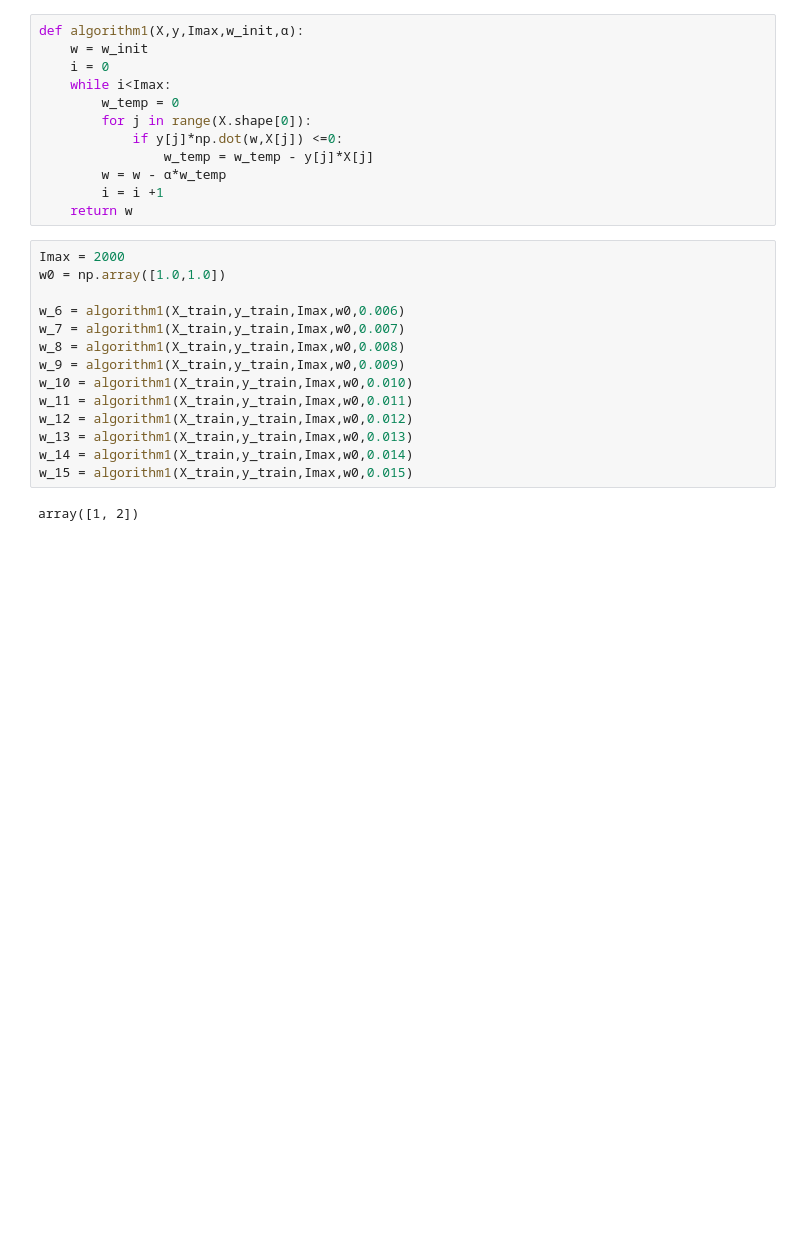
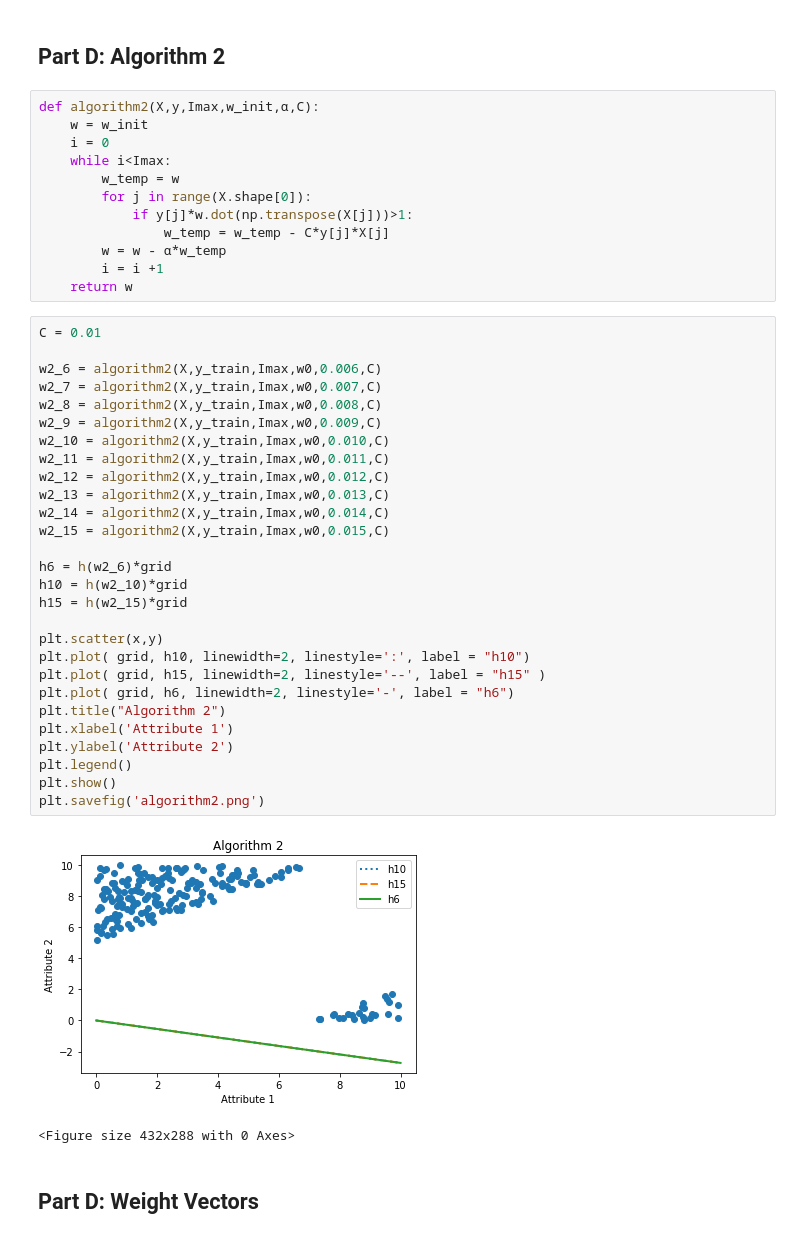
Before and after one commit to julienneves/cornell-cs-6780, a Jupyter notebook: Problem Set 2/a2_q3_msi34_jmn252.ipynb, the cells around one changed output. Cells and saved outputs as stored; diff of their text form; blank space fills up the shorter version.

```diff
--- a/Problem Set 2/a2_q3_msi34_jmn252.ipynb
+++ b/Problem Set 2/a2_q3_msi34_jmn252.ipynb
@@ -11,28 +70,47 @@ NameError: name 'w_9' is not defined
+# %% [markdown]
+## Part D: Algorithm 2
 # %%
-def algorithm1(X,y,Imax,w_init,α):
+def algorithm2(X,y,Imax,w_init,α,C):
     w = w_init
     i = 0
     while i<Imax:
-        w_temp = 0
+        w_temp = w
         for j in range(X.shape[0]):
-            if y[j]*np.dot(w,X[j]) <=0:
-                w_temp = w_temp - y[j]*X[j]
+            if y[j]*w.dot(np.transpose(X[j]))>1:
+                w_temp = w_temp - C*y[j]*X[j]
         w = w - α*w_temp
         i = i +1
     return w
-# %%
-Imax = 2000
-w0 = np.array([1.0,1.0])
-
-w_6 = algorithm1(X_train,y_train,Imax,w0,0.006)
-w_7 = algorithm1(X_train,y_train,Imax,w0,0.007)
-w_8 = algorithm1(X_train,y_train,Imax,w0,0.008)
-w_9 = algorithm1(X_train,y_train,Imax,w0,0.009)
-w_10 = algorithm1(X_train,y_train,Imax,w0,0.010)
-w_11 = algorithm1(X_train,y_train,Imax,w0,0.011)
-w_12 = algorithm1(X_train,y_train,Imax,w0,0.012)
-w_13 = algorithm1(X_train,y_train,Imax,w0,0.013)
-w_14 = algorithm1(X_train,y_train,Imax,w0,0.014)
-w_15 = algorithm1(X_train,y_train,Imax,w0,0.015)
-# %% [output]
-array([1, 2])
+# %%
+C = 0.01
+
+w2_6 = algorithm2(X,y_train,Imax,w0,0.006,C)
+w2_7 = algorithm2(X,y_train,Imax,w0,0.007,C)
+w2_8 = algorithm2(X,y_train,Imax,w0,0.008,C)
+w2_9 = algorithm2(X,y_train,Imax,w0,0.009,C)
+w2_10 = algorithm2(X,y_train,Imax,w0,0.010,C)
+w2_11 = algorithm2(X,y_train,Imax,w0,0.011,C)
+w2_12 = algorithm2(X,y_train,Imax,w0,0.012,C)
+w2_13 = algorithm2(X,y_train,Imax,w0,0.013,C)
+w2_14 = algorithm2(X,y_train,Imax,w0,0.014,C)
+w2_15 = algorithm2(X,y_train,Imax,w0,0.015,C)
+
+h6 = h(w2_6)*grid
+h10 = h(w2_10)*grid
+h15 = h(w2_15)*grid
+
+plt.scatter(x,y)
+plt.plot( grid, h10, linewidth=2, linestyle=':', label = "h10")
+plt.plot( grid, h15, linewidth=2, linestyle='--', label = "h15" )
+plt.plot( grid, h6, linewidth=2, linestyle='-', label = "h6")
+plt.title("Algorithm 2")
+plt.xlabel('Attribute 1')
+plt.ylabel('Attribute 2')
+plt.legend()
+plt.show()
+plt.savefig('algorithm2.png')
+# %% [output]
+[figure, added]
+<Figure size 432x288 with 0 Axes>
+# %% [markdown]
+## Part D: Weight Vectors
```
Also changed, not shown: parts of 13 cells of this notebook.
